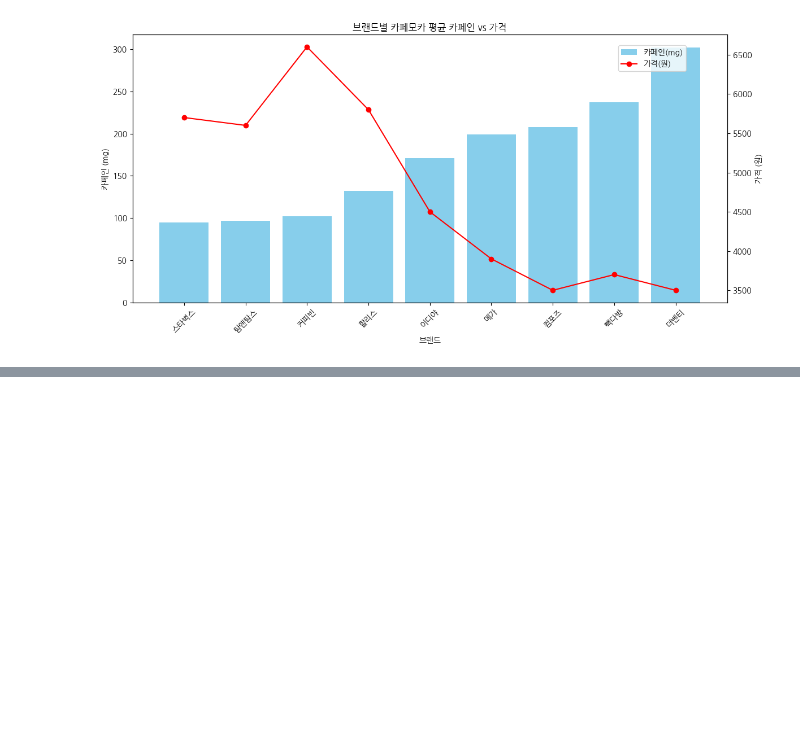
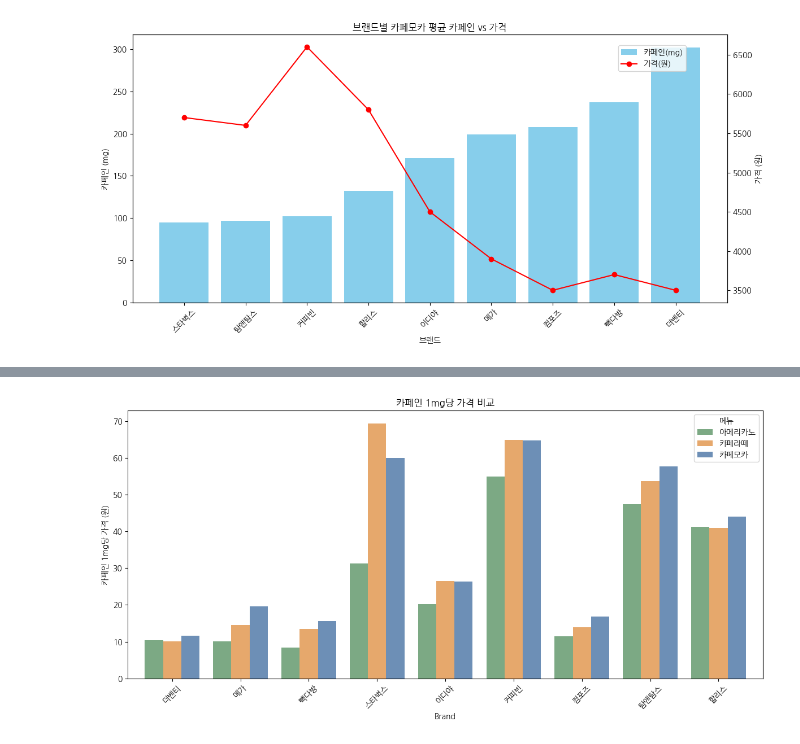
Before and after one commit to addinedu-ros-10th/eda-repo-1, a Jupyter notebook: programs/visualization.ipynb, the cells around one changed output, grey strips where cells are left out. Drawn from its saved outputs; the diff is of its cells as text; code cells hidden in the pictures; blank space fills up the shorter version.

```diff
--- a/programs/visualization.ipynb
+++ b/programs/visualization.ipynb
@@ -231,0 +232,27 @@ plt.show()
+# %%
+import matplotlib.pyplot as plt
+
+menus = ['아메리카노', '카페라떼', '카페모카']
+
+grouped_data = (
+    df.groupby(['Brand', 'menu'])[['price', 'Caffeine']]
+    .mean()
+    .reset_index()
+)
+
+grouped_data['원/mg'] = grouped_data['price'] / grouped_data['Caffeine']
+pivot_df = grouped_data.pivot(index='Brand', columns='menu', values='원/mg')
+pivot_df = pivot_df[menus]
+
+colors = ['#7CA984', '#E6A86C', '#6D8FB6']
+
+pivot_df.plot(kind='bar', figsize=(12, 6), width=0.8, color=colors)
+
+plt.ylabel("카페인 1mg당 가격 (원)")
+plt.title("카페인 1mg당 가격 비교")
+plt.xticks(rotation=45)
+plt.legend(title="메뉴")
+plt.tight_layout()
+plt.show()
+# %% [output]
+[figure, added]
```
Also changed, not shown: parts of 3 cells of this notebook.
